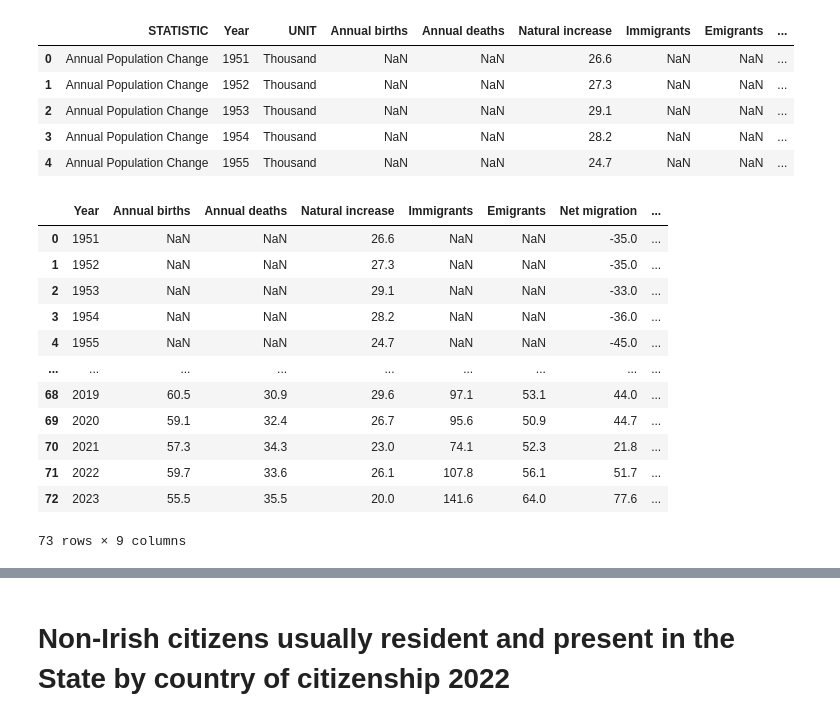
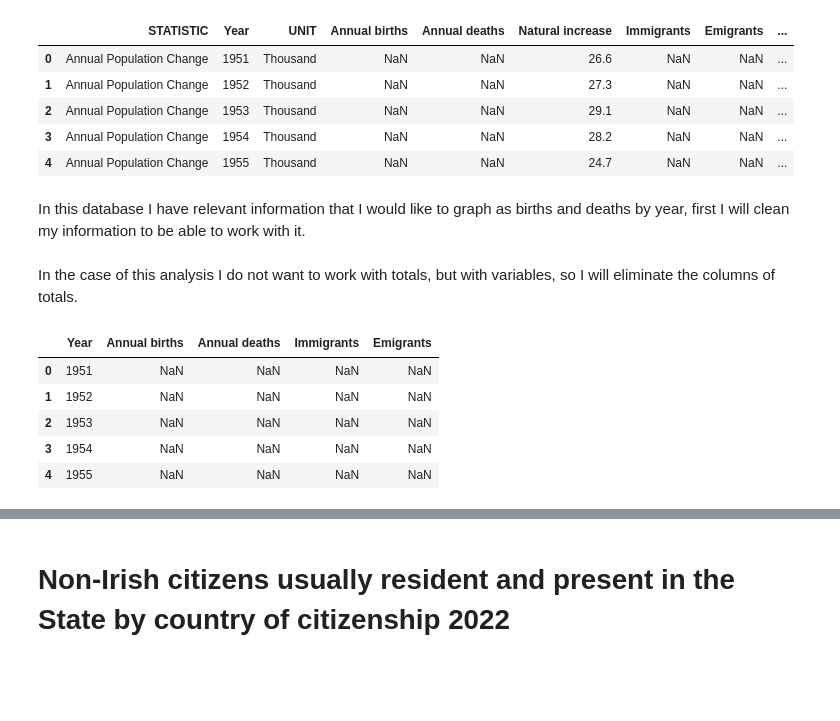
Before and after one commit to diagarmar29/Population-in-Ireland.-1st-Assesment, a Jupyter notebook: Population in Ireland.ipynb, the cells around one changed output, grey strips where cells are left out. Cells and saved outputs as stored; diff of their text form; code cells hidden in the pictures; blank space fills up the shorter version.

Commit message:
11th  commit
Preliminary version, only remains to check that everything required in the 4 subjects is in the analysis performed.

```diff
--- a/Population in Ireland.ipynb
+++ b/Population in Ireland.ipynb
@@ -662,19 +743,16 @@ AP_1=AP.copy()
+# %% [markdown]
+In this database I have relevant information that I would like to graph as births and deaths by year, first I will clean my information to be able to work with it.
 # %%
-AP=AP.rename (columns= {'Population change':'Total of the Population change','Population':'Total Population of the year'})
 AP= AP.drop(['STATISTIC','UNIT'],axis= 1)
+# %% [markdown]
+In the case of this analysis I do not want to work with totals, but with variables, so I will eliminate the columns of totals.
 # %%
-AP
+AP= AP.drop(['Natural increase','Net migration','Population change','Population'],axis= 1)
+AP.head()
 # %% [output]
-|  | Year | Annual births | Annual deaths | Natural increase | Immigrants | Emigrants | Net migration | ... |
-| 0 | 1951 | NaN | NaN | 26.6 | NaN | NaN | -35.0 | ... |
-| 1 | 1952 | NaN | NaN | 27.3 | NaN | NaN | -35.0 | ... |
-| 2 | 1953 | NaN | NaN | 29.1 | NaN | NaN | -33.0 | ... |
-| 3 | 1954 | NaN | NaN | 28.2 | NaN | NaN | -36.0 | ... |
-| 4 | 1955 | NaN | NaN | 24.7 | NaN | NaN | -45.0 | ... |
-| ... | ... | ... | ... | ... | ... | ... | ... | ... |
-| 68 | 2019 | 60.5 | 30.9 | 29.6 | 97.1 | 53.1 | 44.0 | ... |
-| 69 | 2020 | 59.1 | 32.4 | 26.7 | 95.6 | 50.9 | 44.7 | ... |
-| 70 | 2021 | 57.3 | 34.3 | 23.0 | 74.1 | 52.3 | 21.8 | ... |
-| 71 | 2022 | 59.7 | 33.6 | 26.1 | 107.8 | 56.1 | 51.7 | ... |
-| 72 | 2023 | 55.5 | 35.5 | 20.0 | 141.6 | 64.0 | 77.6 | ... |
+|  | Year | Annual births | Annual deaths | Immigrants | Emigrants |
+| 0 | 1951 | NaN | NaN | NaN | NaN |
+| 1 | 1952 | NaN | NaN | NaN | NaN |
+| 2 | 1953 | NaN | NaN | NaN | NaN |
+| 3 | 1954 | NaN | NaN | NaN | NaN |
+| 4 | 1955 | NaN | NaN | NaN | NaN |
-73 rows × 9 columns
```
Also changed, not shown: parts of 182 cells of this notebook.
